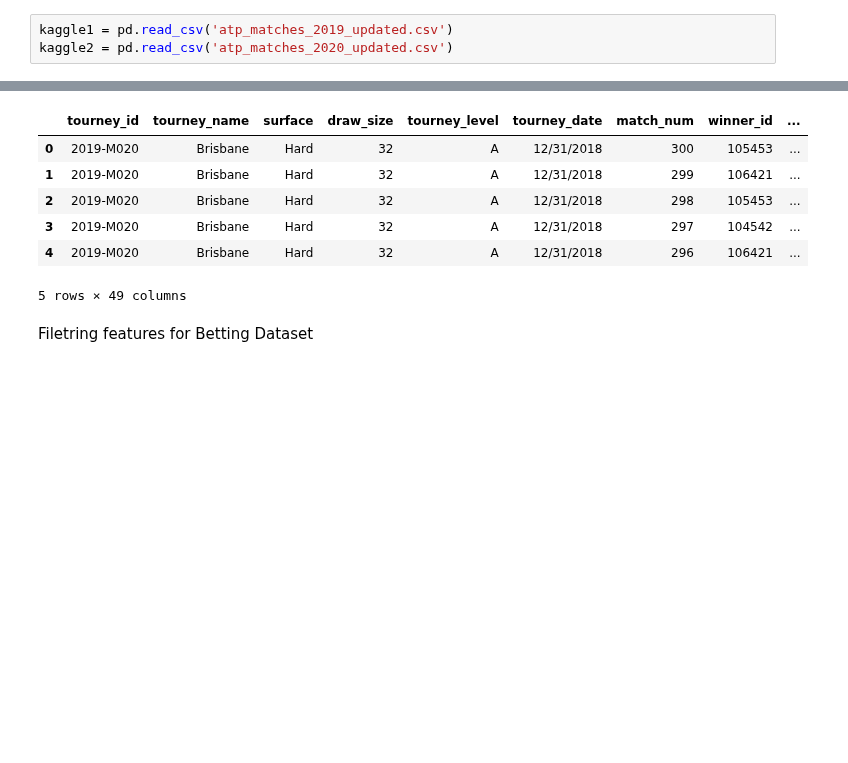
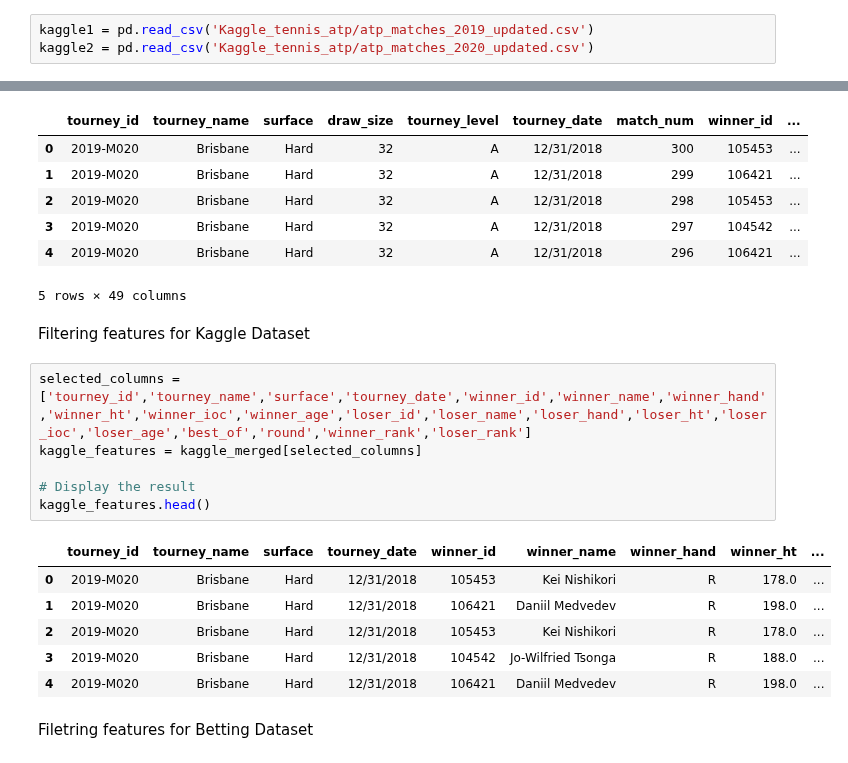
Before and after one commit to Farnaaaz/TenniMatchPrediction, a Jupyter notebook: TennisResultPrediction.ipynb, the cells around one changed output, grey strips where cells are left out. Drawn from its saved outputs; the diff is of its cells as text; blank space fills up the shorter version.

Commit message:
Filtered features of Kaggle Dataset

```diff
--- a/TennisResultPrediction.ipynb
+++ b/TennisResultPrediction.ipynb
@@ -188,8 +188,8 @@ betting_merged.head()
 # %% [markdown]
 Merging Kaggle Data
 # %%
-kaggle1 = pd.read_csv('atp_matches_2019_updated.csv')
-kaggle2 = pd.read_csv('atp_matches_2020_updated.csv')
+kaggle1 = pd.read_csv('Kaggle_tennis_atp/atp_matches_2019_updated.csv')
+kaggle2 = pd.read_csv('Kaggle_tennis_atp/atp_matches_2020_updated.csv')
 # %%
 # Concatenate the DataFrames vertically
 kaggle_merged = pd.concat([kaggle1, kaggle2], ignore_index=True)
@@ -203,6 +203,21 @@ kaggle_merged.head()
 | 3 | 2019-M020 | Brisbane | Hard | 32 | A | 12/31/2018 | 297 | 104542 | ... |
 | 4 | 2019-M020 | Brisbane | Hard | 32 | A | 12/31/2018 | 296 | 106421 | ... |
 5 rows × 49 columns
+# %% [markdown]
+Filtering features for Kaggle Dataset
+# %%
+selected_columns = ['tourney_id','tourney_name','surface','tourney_date','winner_id','winner_name','winner_hand','winner_ht','winner_ioc','winner_age','loser_id','loser_name','loser_hand','loser_ht','loser_ioc','loser_age','best_of','round','winner_rank','loser_rank']
+kaggle_features = kaggle_merged[selected_columns]
+
+# Display the result
+kaggle_features.head()
+# %% [output]
+|  | tourney_id | tourney_name | surface | tourney_date | winner_id | winner_name | winner_hand | winner_ht | ... |
+| 0 | 2019-M020 | Brisbane | Hard | 12/31/2018 | 105453 | Kei Nishikori | R | 178.0 | ... |
+| 1 | 2019-M020 | Brisbane | Hard | 12/31/2018 | 106421 | Daniil Medvedev | R | 198.0 | ... |
+| 2 | 2019-M020 | Brisbane | Hard | 12/31/2018 | 105453 | Kei Nishikori | R | 178.0 | ... |
+| 3 | 2019-M020 | Brisbane | Hard | 12/31/2018 | 104542 | Jo-Wilfried Tsonga | R | 188.0 | ... |
+| 4 | 2019-M020 | Brisbane | Hard | 12/31/2018 | 106421 | Daniil Medvedev | R | 198.0 | ... |
 # %% [markdown]
 Filetring features for Betting Dataset
 # %%
```
Also changed, not shown: parts of 1 cell of this notebook.
